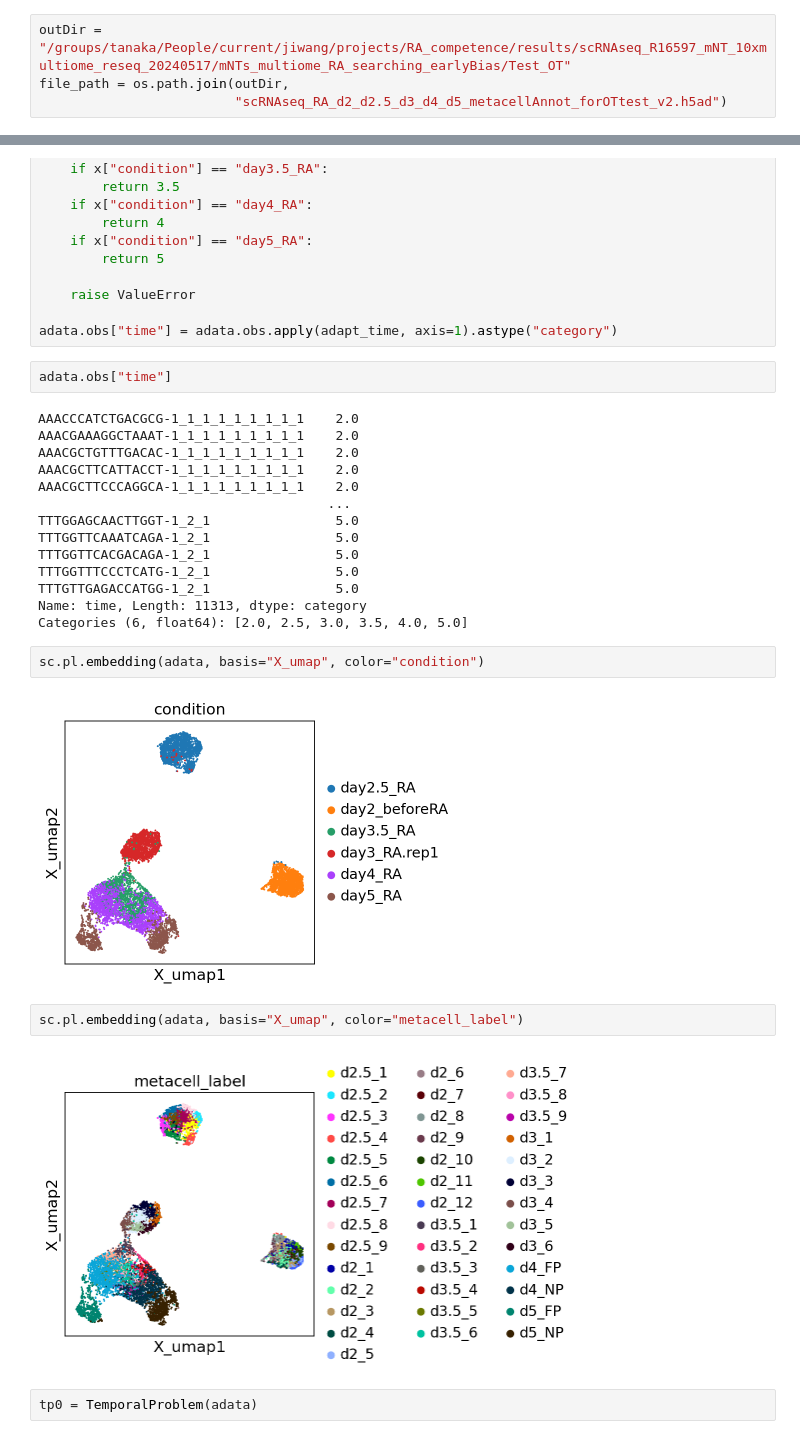
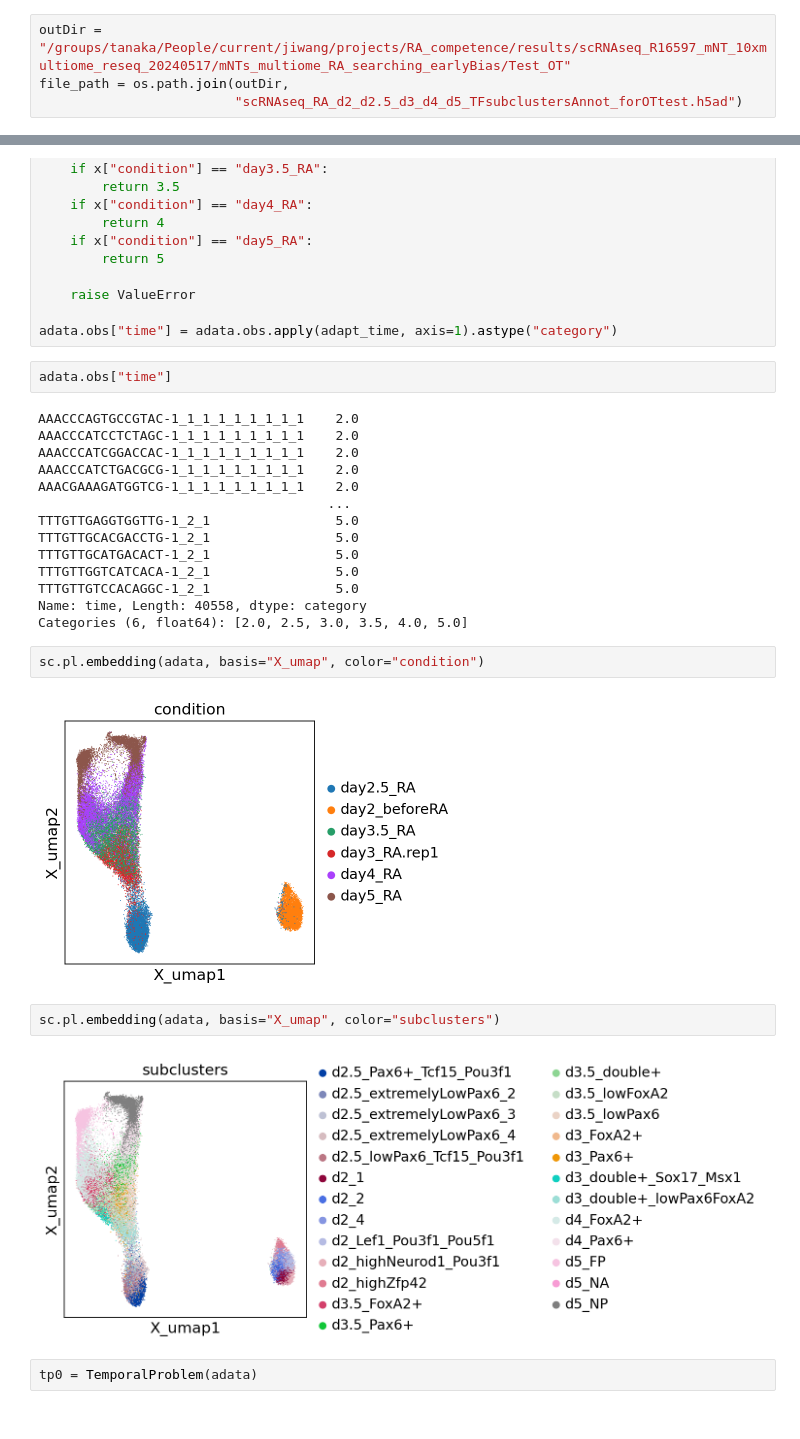
Before and after one commit to lengfei5/RA_competence, a Jupyter notebook: scripts/run_OT_moscot.ipynb, the cells around one changed output, grey strips where cells are left out. Cells and saved outputs as stored; diff of their text form.

```diff
--- a/scripts/run_OT_moscot.ipynb
+++ b/scripts/run_OT_moscot.ipynb
@@ -41,7 +41,7 @@ import h5py
 # %%
 outDir = "/groups/tanaka/People/current/jiwang/projects/RA_competence/results/scRNAseq_R16597_mNT_10xmultiome_reseq_20240517/mNTs_multiome_RA_searching_earlyBias/Test_OT"
 file_path = os.path.join(outDir,
-                         "scRNAseq_RA_d2_d2.5_d3_d4_d5_metacellAnnot_forOTtest_v2.h5ad")
+                         "scRNAseq_RA_d2_d2.5_d3_d4_d5_TFsubclustersAnnot_forOTtest.h5ad")
 # %%
 adata = sc.read(file_path, chunk_size=6000)
 # %%
@@ -120,27 +119,27 @@ adata.obs["time"] = adata.obs.apply(adapt_time, axis=1).astype("category")
 # %%
 adata.obs["time"]
 # %% [output]
+AAACCCAGTGCCGTAC-1_1_1_1_1_1_1_1_1    2.0
+AAACCCATCCTCTAGC-1_1_1_1_1_1_1_1_1    2.0
+AAACCCATCGGACCAC-1_1_1_1_1_1_1_1_1    2.0
 AAACCCATCTGACGCG-1_1_1_1_1_1_1_1_1    2.0
-AAACGAAAGGCTAAAT-1_1_1_1_1_1_1_1_1    2.0
-AAACGCTGTTTGACAC-1_1_1_1_1_1_1_1_1    2.0
-AAACGCTTCATTACCT-1_1_1_1_1_1_1_1_1    2.0
-AAACGCTTCCCAGGCA-1_1_1_1_1_1_1_1_1    2.0
+AAACGAAAGATGGTCG-1_1_1_1_1_1_1_1_1    2.0
                                      ...
-TTTGGAGCAACTTGGT-1_2_1                5.0
-TTTGGTTCAAATCAGA-1_2_1                5.0
-TTTGGTTCACGACAGA-1_2_1                5.0
-TTTGGTTTCCCTCATG-1_2_1                5.0
-TTTGTTGAGACCATGG-1_2_1                5.0
-Name: time, Length: 11313, dtype: category
+TTTGTTGAGGTGGTTG-1_2_1                5.0
+TTTGTTGCACGACCTG-1_2_1                5.0
+TTTGTTGCATGACACT-1_2_1                5.0
+TTTGTTGGTCATCACA-1_2_1                5.0
+TTTGTTGTCCACAGGC-1_2_1                5.0
+Name: time, Length: 40558, dtype: category
 Categories (6, float64): [2.0, 2.5, 3.0, 3.5, 4.0, 5.0]
 # %%
 sc.pl.embedding(adata, basis="X_umap", color="condition")
 # %% [output]
-[figure, old version]
+[figure, new version]
 # %%
-sc.pl.embedding(adata, basis="X_umap", color="metacell_label")
+sc.pl.embedding(adata, basis="X_umap", color="subclusters")
 # %% [output]
-[figure, old version]
+[figure, new version]
 # %%
 tp0 = TemporalProblem(adata)
 # %%
```
Also changed, not shown: parts of 17 cells of this notebook, 1 other file.
